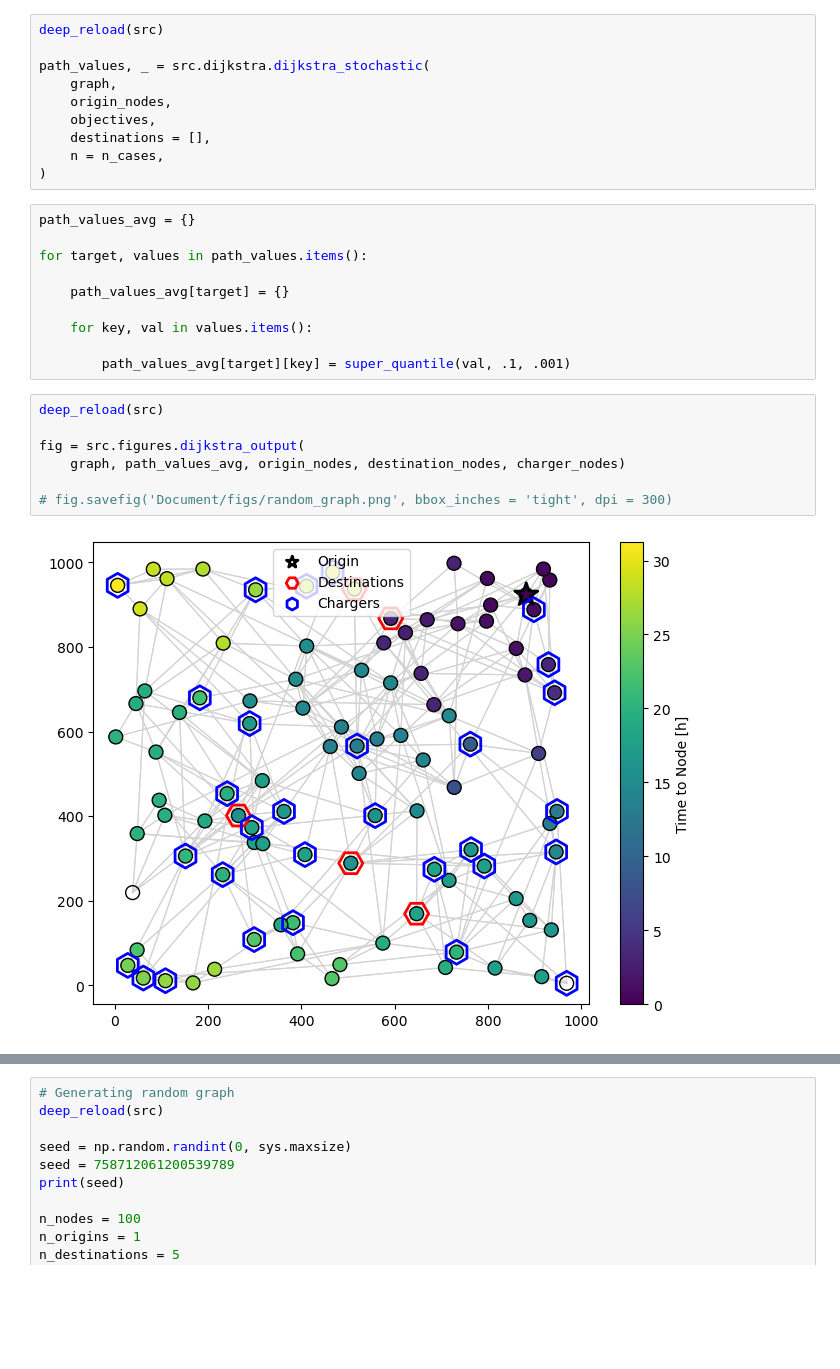
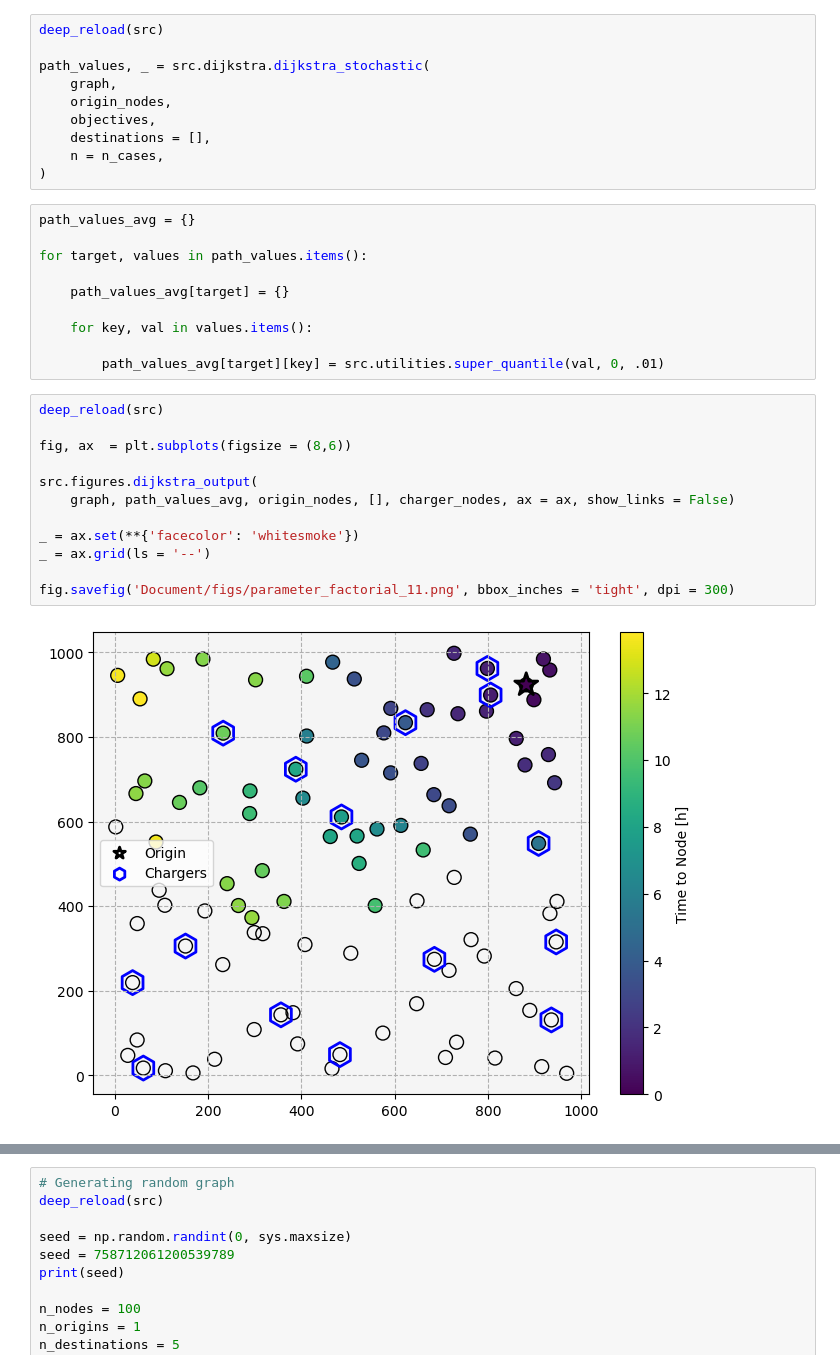
Before and after one commit to airabino/charger_network_analysis, a Jupyter notebook: Stochastic_Dijkstra.ipynb, the cells around one changed output, grey strips where cells are left out. Drawn from its saved outputs; the diff is of its cells as text; blank space fills up the shorter version.

Commit message:
Aaron 2/14/2024 1: Initial document

```diff
--- a/Stochastic_Dijkstra.ipynb
+++ b/Stochastic_Dijkstra.ipynb
@@ -128,13 +136,18 @@ for target, values in path_values.items():
 
     for key, val in values.items():
 
-        path_values_avg[target][key] = super_quantile(val, .1, .001)
+        path_values_avg[target][key] = src.utilities.super_quantile(val, 0, .01)
 # %%
 deep_reload(src)
 
-fig = src.figures.dijkstra_output(
-    graph, path_values_avg, origin_nodes, destination_nodes, charger_nodes)
+fig, ax  = plt.subplots(figsize = (8,6))
 
-# fig.savefig('Document/figs/random_graph.png', bbox_inches = 'tight', dpi = 300)
+src.figures.dijkstra_output(
+    graph, path_values_avg, origin_nodes, [], charger_nodes, ax = ax, show_links = False)
+
+_ = ax.set(**{'facecolor': 'whitesmoke'})
+_ = ax.grid(ls = '--')
+
+fig.savefig('Document/figs/parameter_factorial_11.png', bbox_inches = 'tight', dpi = 300)
 # %% [output]
-[figure, old version]
+[figure, new version]
```
Also changed, not shown: parts of 5 cells of this notebook, 16 other files.
